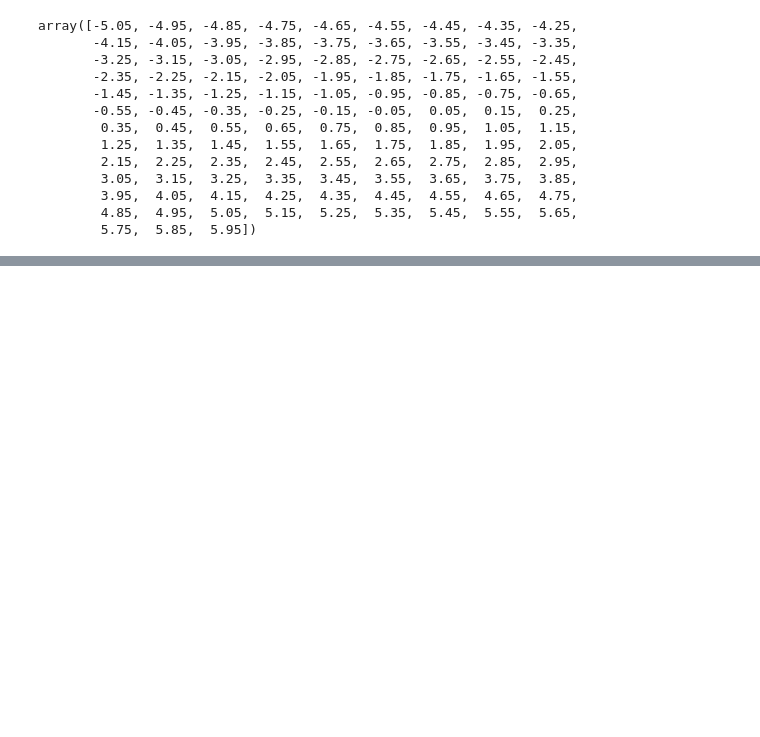
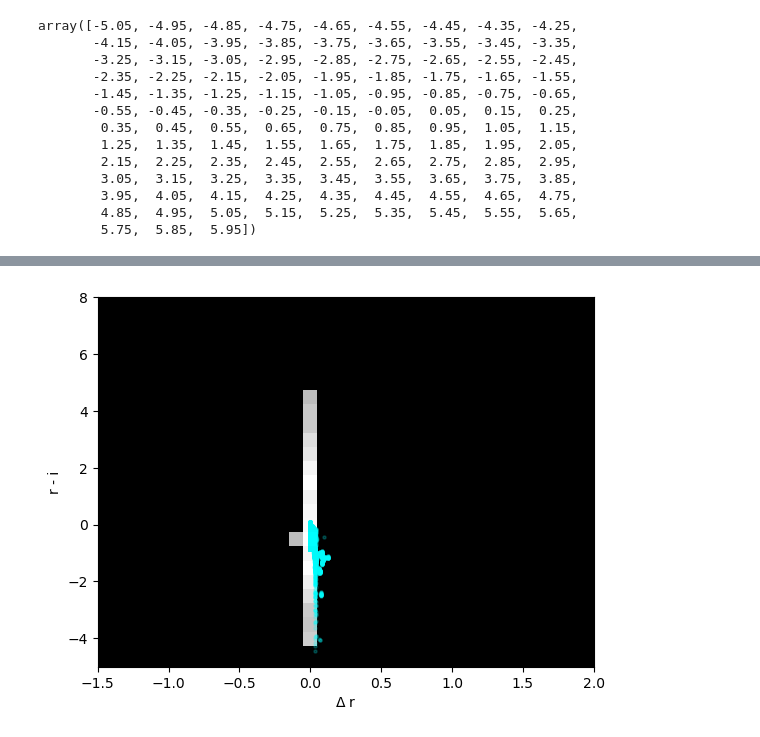
Before and after one commit to mnilsson8/Cube, a Jupyter notebook: Cube/PlottingDataCubeSlice_test.ipynb, the cells around one changed output, grey strips where cells are left out. Drawn from its saved outputs; the diff is of its cells as text; code cells hidden in the pictures; blank space fills up the shorter version.

```diff
--- a/Cube/PlottingDataCubeSlice_test.ipynb
+++ b/Cube/PlottingDataCubeSlice_test.ipynb
@@ -241,0 +243,25 @@ plt.ylim([-5, 8])
+# %%
+def PlotSliceWithPoints(HashTable, InfoDict, DataPath, Band1, Band2, dT1, dT2, ax = None):
+    if ax == None:
+        fig, ax = plt.subplots(1,1)
+    Map = Enquiry(HashTable, InfoDict, Band1, Band2, dT1, dT2) * 10000000
+    with open(FilePath2, 'rb') as f:
+        Interp_load = pickle.load(f)
+        TimeRange_load = pickle.load(f)
+
+    Data = Functions.CalculateMap(Interp_load, TimeRange_load, Band1, Band2, dT1, dT2, PointsPDay=12, ObjNo=50)
+
+    ax.pcolor(InfoDict['BinMag'], InfoDict['BinColor'], np.transpose(Map)+1,
+                       norm=LogNorm(1, vmax=Map.max()+1), cmap='gist_gray')
+
+    ax.scatter(Data[0], Data[1], c='cyan', s=5, alpha=0.2)
+
+    ax.set_xlim([-1.5, 2])
+    ax.set_ylim([-5, 8])
+
+    ax.set_xlabel(f"$\\Delta$ {Band1}")
+    ax.set_ylabel(f"{Band1} - {Band2}")
+# %%
+PlotSliceWithPoints(HashTable, InfoDict, '/lustre/lrspec/prestocolor/Test_Interp1/SNIa-SALT2_Interp.pkl', "r","i", 120, 60)
+# %% [output]
+[figure, added]
```
Also changed, not shown: parts of 14 cells of this notebook.
